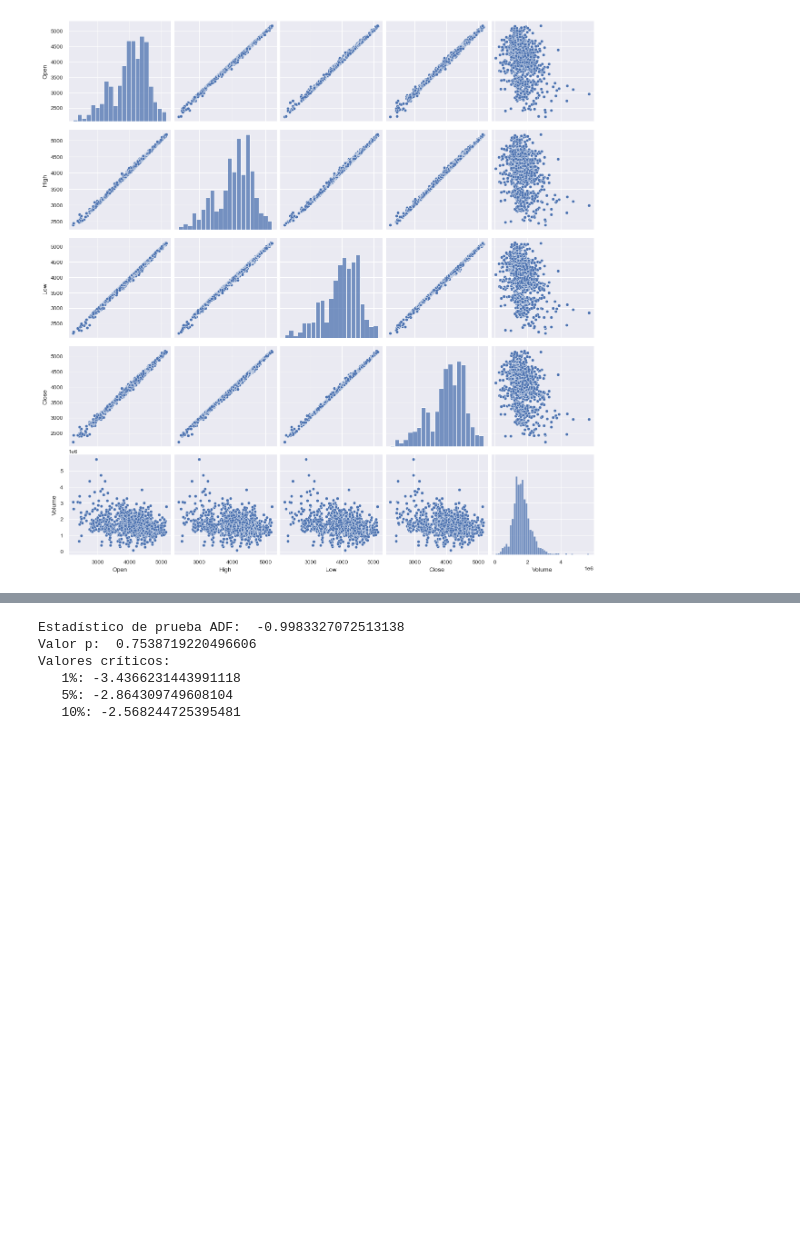
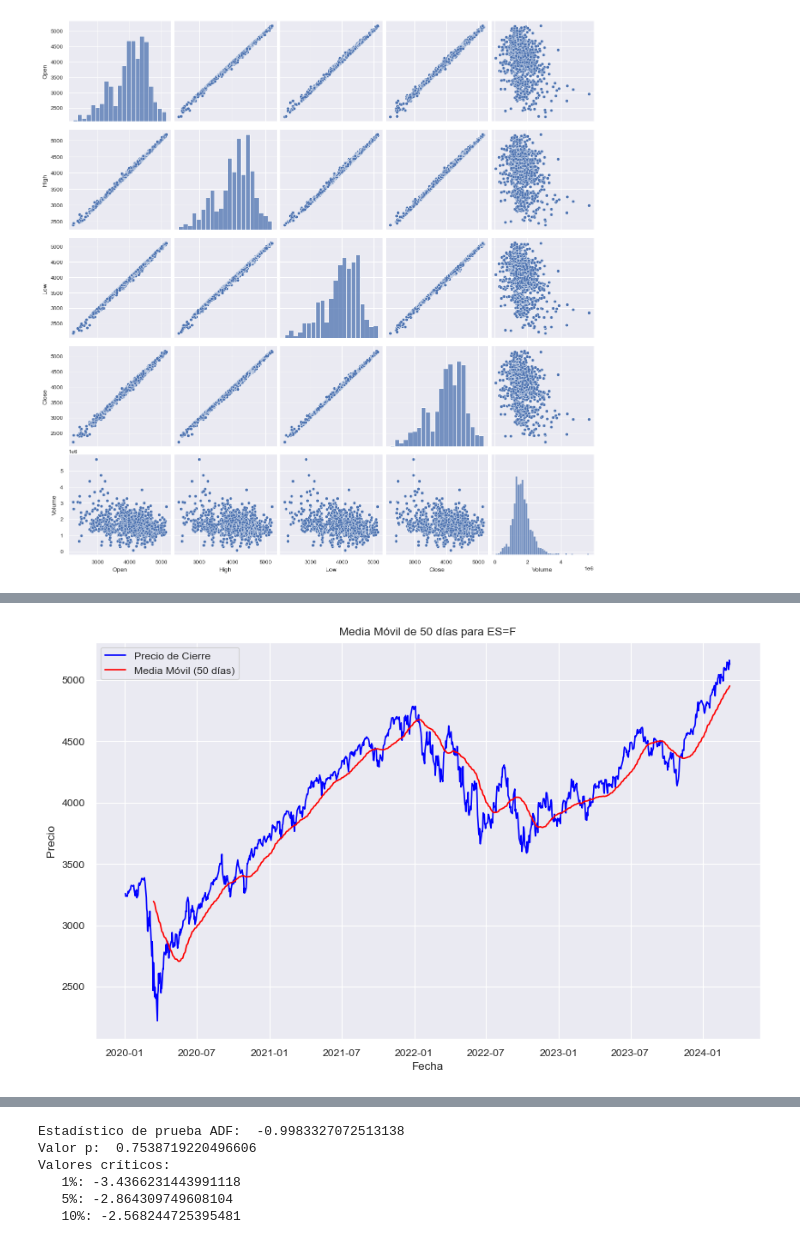
Before and after one commit to juanes213/MachineLearning_Project, a Jupyter notebook: futuros_eda.ipynb, the cells around one changed output, grey strips where cells are left out. Drawn from its saved outputs; the diff is of its cells as text; code cells hidden in the pictures; blank space fills up the shorter version.

```diff
--- a/futuros_eda.ipynb
+++ b/futuros_eda.ipynb
@@ -130,0 +155,15 @@ plt.show()
+# %%
+media_movil = datos_historicos['Close'].rolling(window=50).mean()
+
+# Graficar los precios de cierre y la media móvil
+plt.figure(figsize=(10, 6))
+plt.plot(datos_historicos.index, datos_historicos['Close'], label='Precio de Cierre', color='blue')
+plt.plot(media_movil.index, media_movil, label='Media Móvil (50 días)', color='red')
+plt.title('Media Móvil de 50 días para {}'.format(simbolo))
+plt.xlabel('Fecha')
+plt.ylabel('Precio')
+plt.legend()
+plt.grid(True)
+plt.show()
+# %% [output]
+[figure, added]
```
Also changed, not shown: parts of 6 cells of this notebook, 1 other file.
